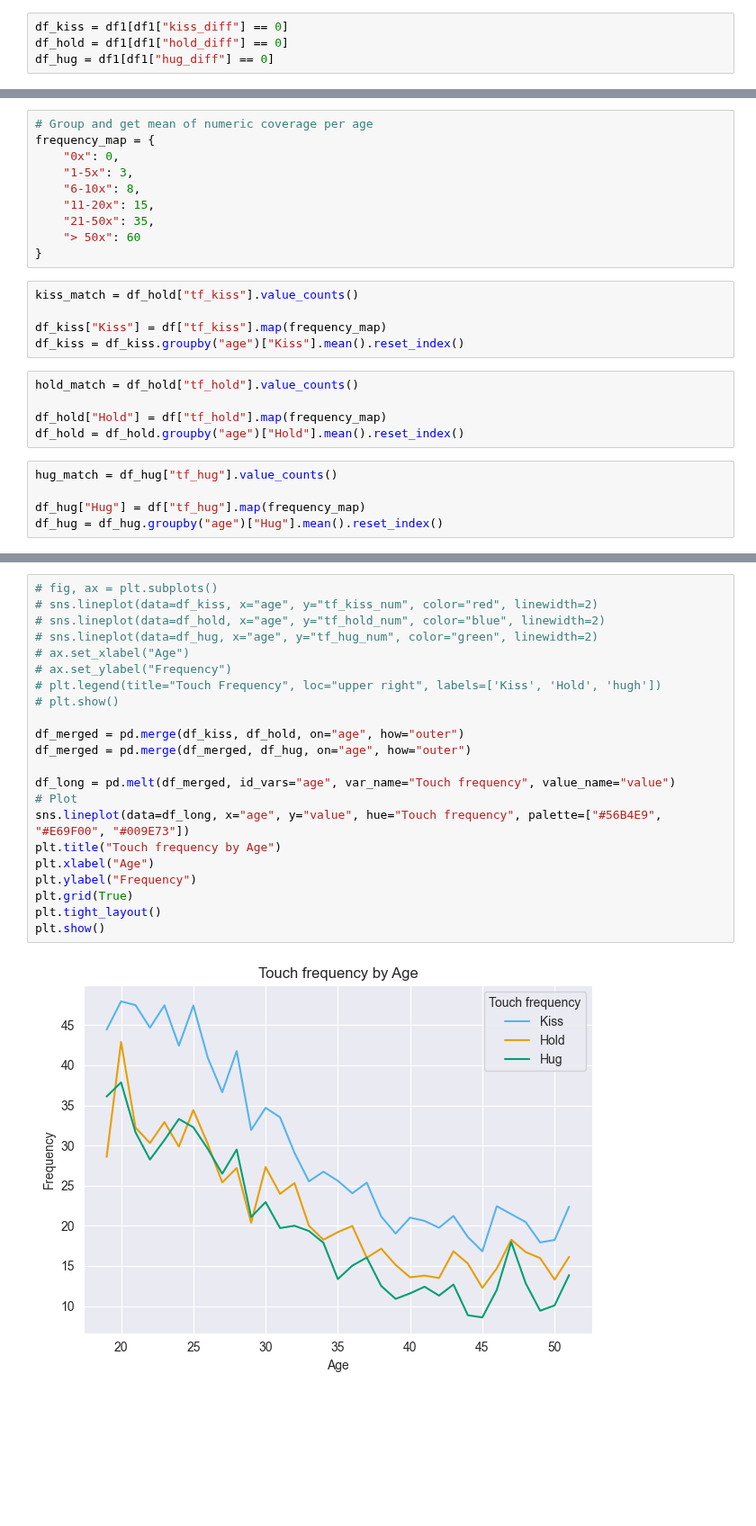
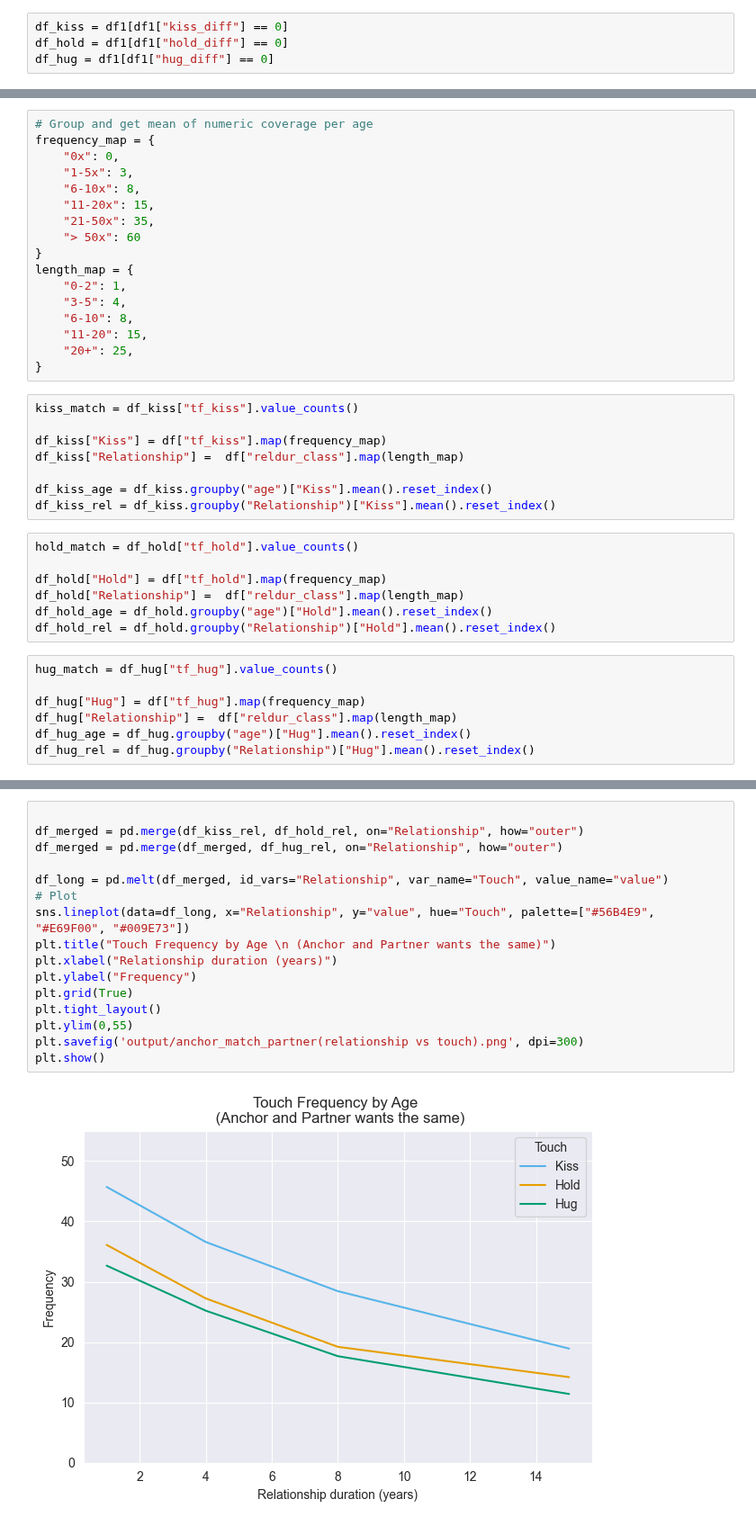
Before and after one commit to EdgardoCS/touchCouples, a Jupyter notebook: Anchor_partner.ipynb, the cells around one changed output, grey strips where cells are left out. Shown at 90% size. Drawn from its saved outputs; the diff is of its cells as text; blank space fills up the shorter version.

```diff
--- a/Anchor_partner.ipynb
+++ b/Anchor_partner.ipynb
@@ -159,18 +156,32 @@ frequency_map = {
     "21-50x": 35,
     "> 50x": 60
 }
+length_map = {
+    "0-2": 1,
+    "3-5": 4,
+    "6-10": 8,
+    "11-20": 15,
+    "20+": 25,
+}
 # %%
-kiss_match = df_hold["tf_kiss"].value_counts()
+kiss_match = df_kiss["tf_kiss"].value_counts()
 
 df_kiss["Kiss"] = df["tf_kiss"].map(frequency_map)
-df_kiss = df_kiss.groupby("age")["Kiss"].mean().reset_index()
+df_kiss["Relationship"] =  df["reldur_class"].map(length_map)
+
+df_kiss_age = df_kiss.groupby("age")["Kiss"].mean().reset_index()
+df_kiss_rel = df_kiss.groupby("Relationship")["Kiss"].mean().reset_index()
 # %%
 hold_match = df_hold["tf_hold"].value_counts()
 
 df_hold["Hold"] = df["tf_hold"].map(frequency_map)
-df_hold = df_hold.groupby("age")["Hold"].mean().reset_index()
+df_hold["Relationship"] =  df["reldur_class"].map(length_map)
+df_hold_age = df_hold.groupby("age")["Hold"].mean().reset_index()
+df_hold_rel = df_hold.groupby("Relationship")["Hold"].mean().reset_index()
 # %%
 hug_match = df_hug["tf_hug"].value_counts()
 
 df_hug["Hug"] = df["tf_hug"].map(frequency_map)
-df_hug = df_hug.groupby("age")["Hug"].mean().reset_index()
+df_hug["Relationship"] =  df["reldur_class"].map(length_map)
+df_hug_age = df_hug.groupby("age")["Hug"].mean().reset_index()
+df_hug_rel = df_hug.groupby("Relationship")["Hug"].mean().reset_index()
@@ -177,24 +205,18 @@ df_hug = df_hug.groupby("age")["Hug"].mean().reset_index()
 # %%
-# fig, ax = plt.subplots()
-# sns.lineplot(data=df_kiss, x="age", y="tf_kiss_num", color="red", linewidth=2)
-# sns.lineplot(data=df_hold, x="age", y="tf_hold_num", color="blue", linewidth=2)
-# sns.lineplot(data=df_hug, x="age", y="tf_hug_num", color="green", linewidth=2)
-# ax.set_xlabel("Age")
-# ax.set_ylabel("Frequency")
-# plt.legend(title="Touch Frequency", loc="upper right", labels=['Kiss', 'Hold', 'hugh'])
-# plt.show()
 
-df_merged = pd.merge(df_kiss, df_hold, on="age", how="outer")
-df_merged = pd.merge(df_merged, df_hug, on="age", how="outer")
+df_merged = pd.merge(df_kiss_rel, df_hold_rel, on="Relationship", how="outer")
+df_merged = pd.merge(df_merged, df_hug_rel, on="Relationship", how="outer")
 
-df_long = pd.melt(df_merged, id_vars="age", var_name="Touch frequency", value_name="value")
+df_long = pd.melt(df_merged, id_vars="Relationship", var_name="Touch", value_name="value")
 # Plot
-sns.lineplot(data=df_long, x="age", y="value", hue="Touch frequency", palette=["#56B4E9", "#E69F00", "#009E73"])
-plt.title("Touch frequency by Age")
-plt.xlabel("Age")
+sns.lineplot(data=df_long, x="Relationship", y="value", hue="Touch", palette=["#56B4E9", "#E69F00", "#009E73"])
+plt.title("Touch Frequency by Age \n (Anchor and Partner wants the same)")
+plt.xlabel("Relationship duration (years)")
 plt.ylabel("Frequency")
 plt.grid(True)
 plt.tight_layout()
+plt.ylim(0,55)
+plt.savefig('output/anchor_match_partner(relationship vs touch).png', dpi=300)
 plt.show()
 # %% [output]
-[figure, old version]
+[figure, new version]
```
Also changed, not shown: parts of 11 cells of this notebook, 3 other files.
